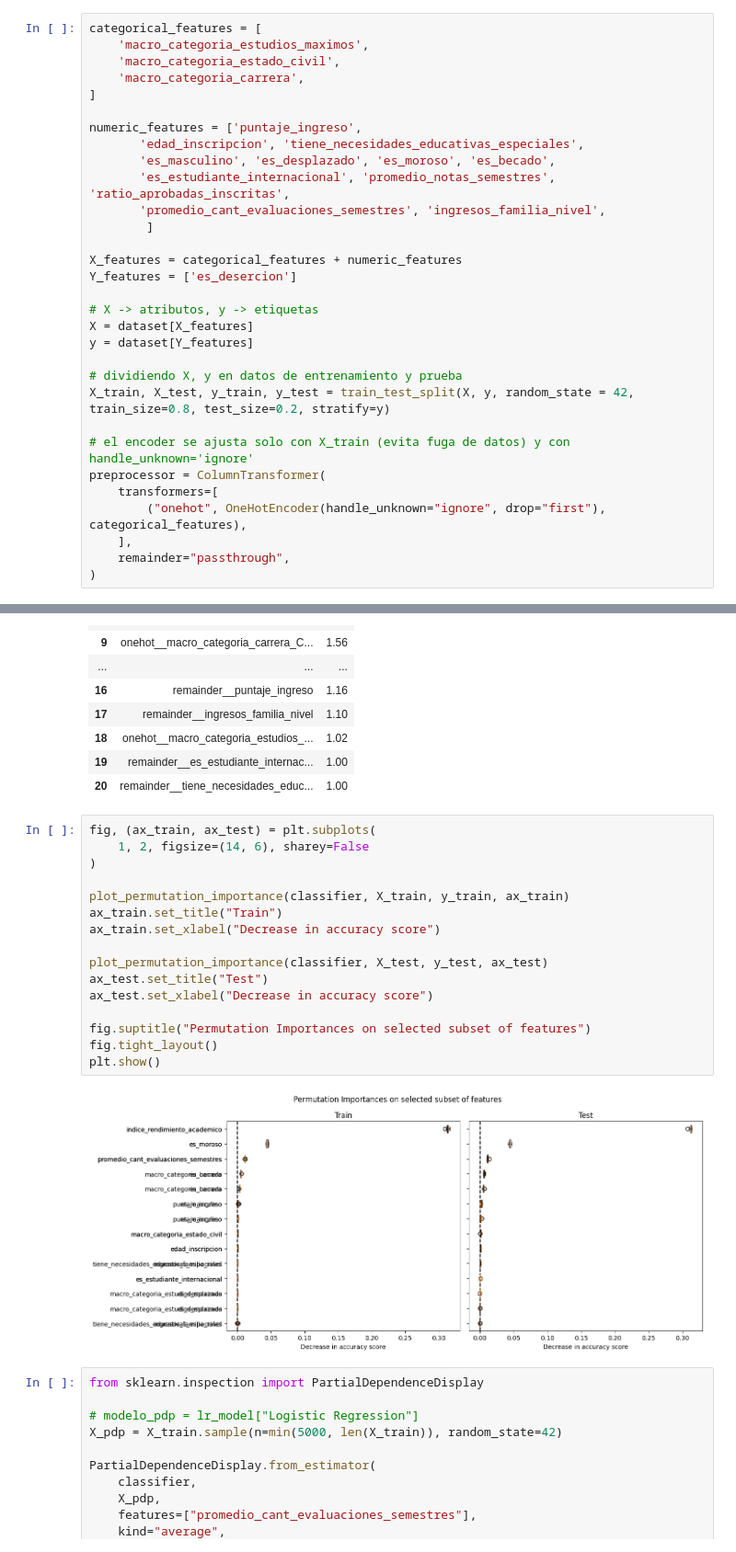
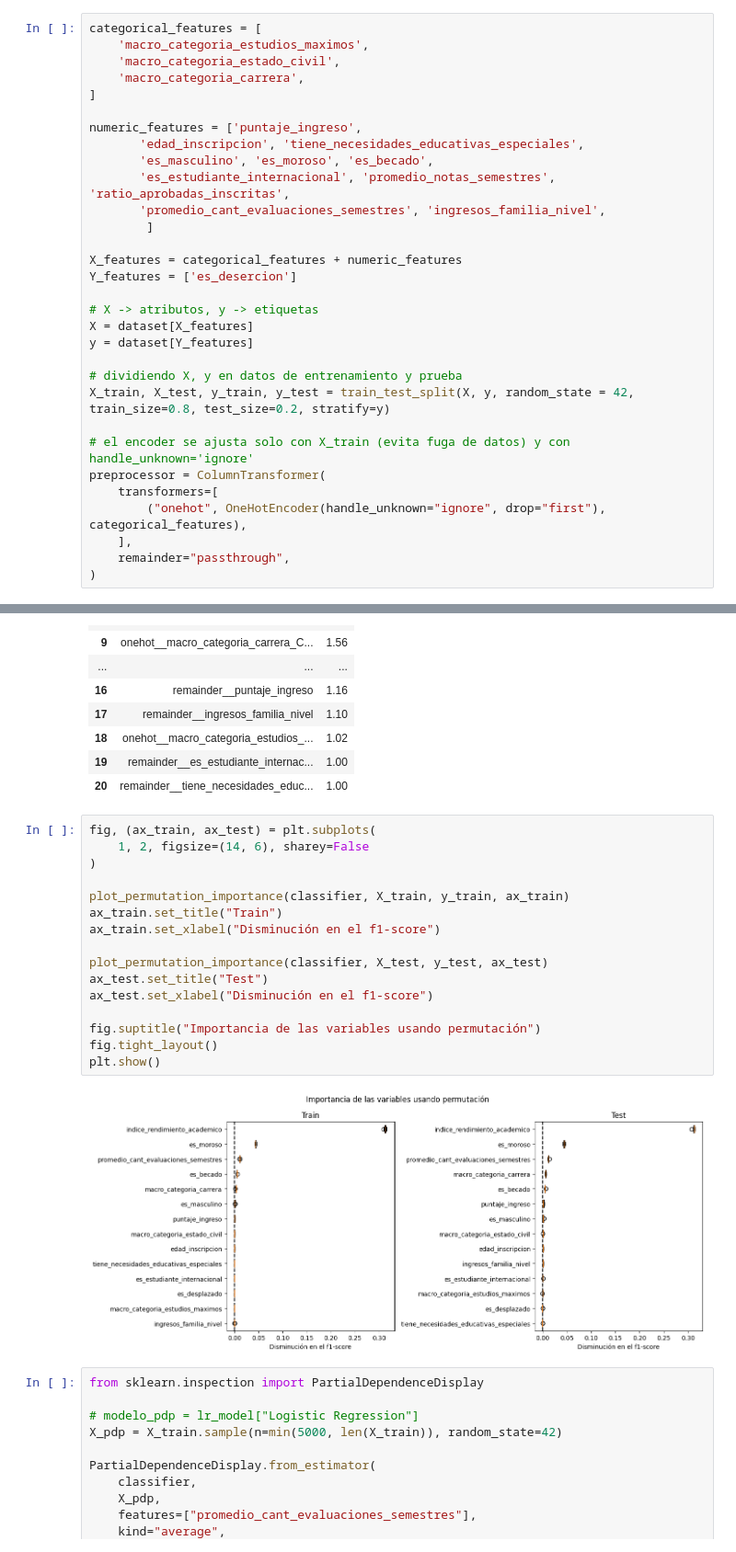
Before and after one commit to diegorojasucv/tp-1-aa, a Jupyter notebook: notebooks/training_binario.ipynb, the cells around one changed output, grey strips where cells are left out. Shown at 92% size. Saved outputs shown, nothing was run; the diff lists cells and outputs as text.

```diff
--- a/notebooks/training_binario.ipynb
+++ b/notebooks/training_binario.ipynb
@@ -458,7 +478,7 @@ categorical_features = [
 
 numeric_features = ['puntaje_ingreso',
        'edad_inscripcion', 'tiene_necesidades_educativas_especiales',
-       'es_masculino', 'es_desplazado', 'es_moroso', 'es_becado',
+       'es_masculino', 'es_moroso', 'es_becado',
        'es_estudiante_internacional', 'promedio_notas_semestres', 'ratio_aprobadas_inscritas',
        'promedio_cant_evaluaciones_semestres', 'ingresos_familia_nivel',
         ]
@@ -824,21 +852,21 @@ display(vif_df.sort_values("VIF", ascending=False).reset_index(drop=True))
 # %%
 fig, (ax_train, ax_test) = plt.subplots(
     1, 2, figsize=(14, 6), sharey=False
 )
 
 plot_permutation_importance(classifier, X_train, y_train, ax_train)
 ax_train.set_title("Train")
-ax_train.set_xlabel("Decrease in accuracy score")
+ax_train.set_xlabel("Disminución en el f1-score")
 
 plot_permutation_importance(classifier, X_test, y_test, ax_test)
 ax_test.set_title("Test")
-ax_test.set_xlabel("Decrease in accuracy score")
+ax_test.set_xlabel("Disminución en el f1-score")
 
-fig.suptitle("Permutation Importances on selected subset of features")
+fig.suptitle("Importancia de las variables usando permutación")
 fig.tight_layout()
 plt.show()
 # %% [output]
-[figure, old version]
+[figure, new version]
 # %%
 from sklearn.inspection import PartialDependenceDisplay
 
```
Also changed, not shown: parts of 5 cells of this notebook, 7 other files.
